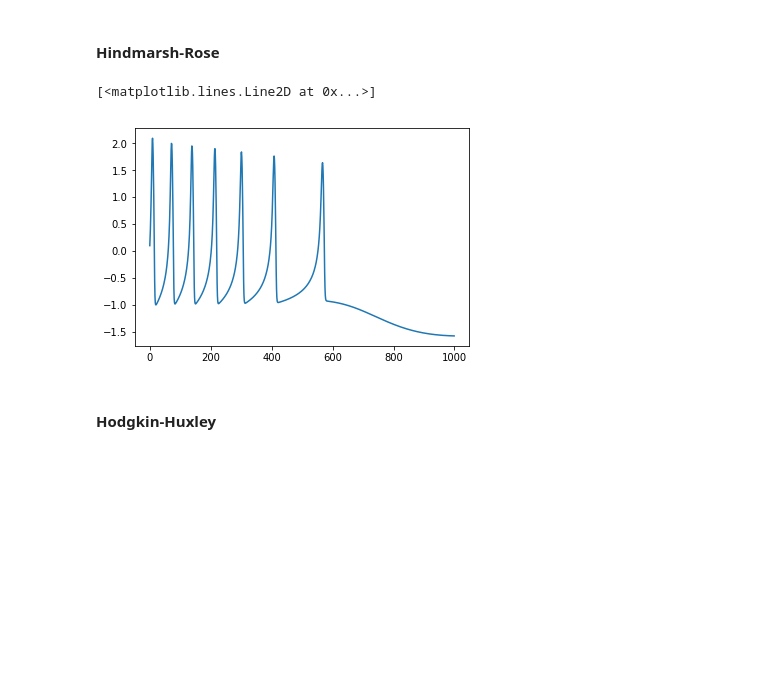
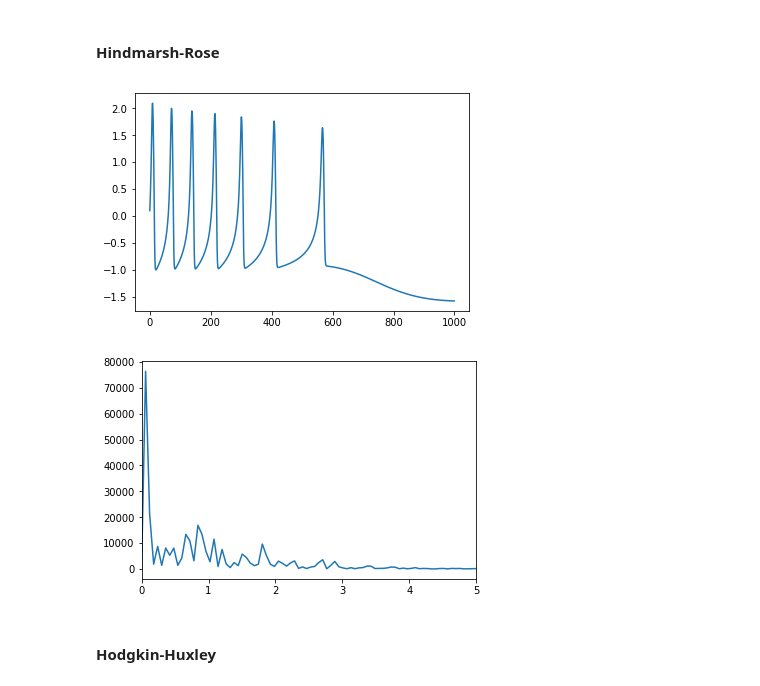
Before and after one commit to zthurman/fizzpy, a Jupyter notebook: Notebooks/Tensorflow/Nonlinear Dynamics.ipynb, the cells around one changed output. Saved outputs shown, nothing was run; the diff lists cells and outputs as text; code cells hidden in the pictures; blank space fills up the shorter version.

```diff
--- a/Notebooks/Tensorflow/Nonlinear Dynamics.ipynb
+++ b/Notebooks/Tensorflow/Nonlinear Dynamics.ipynb
@@ -129,28 +153,29 @@ plt.plot(v)
 # %%
 a = 1.0
 b = 3.0
 c = 1.0
 d = 5.0
 r = 0.006
 s = 4.0
 i = 1.3
 xnot = -1.5
 inits = [0.1, 0.1, 0.1]
 
 def hindmarshrose_equation(state, t):
     x, y, z = tf.unstack(state)
     dx = y - a*(x**3) + (b*(x**2)) - z + i
     dy = c - d*(x**2) - y
     dz = r*(s*(x - xnot) - z)
     return tf.stack([dx, dy, dz])
 
 sess = tf.Session()
 state, info = sess.run(generate_odesolution(hindmarshrose_equation, inits, tfinal=100))
 x, y, z = state.T
 plt.plot(x)
+generate_powerspectrum(x)
 # %% [output]
-[<matplotlib.lines.Line2D at 0x...>]
 [figure]
+[figure, added]
 # %% [markdown]
 #### Hodgkin-Huxley
 # %%
```
Also changed, not shown: parts of 6 cells of this notebook.
